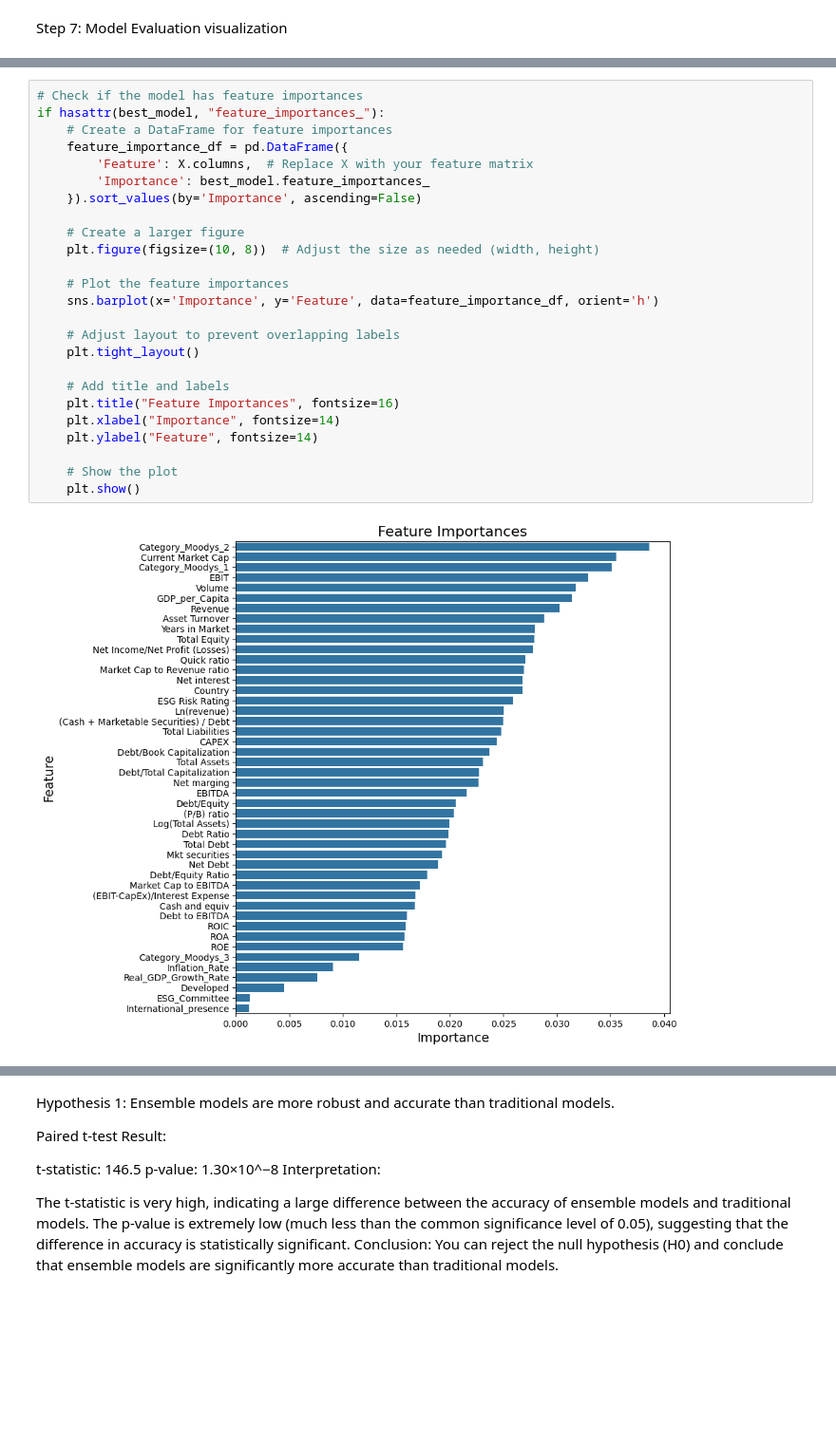
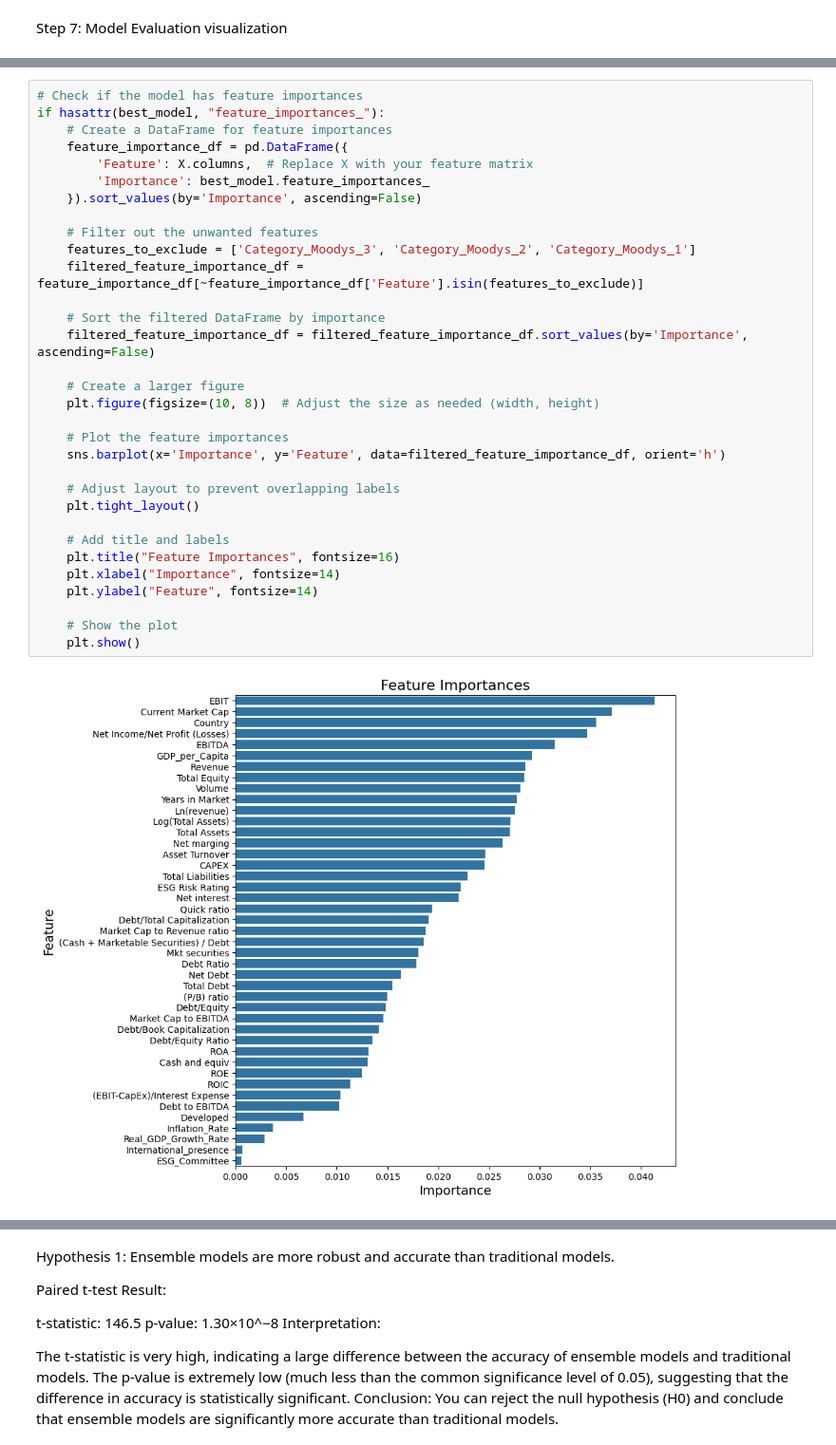
Before and after one commit to carolinavivast/Thesis, a Jupyter notebook: Tesis.ipynb, the cells around one changed output, grey strips where cells are left out. Shown at 95% size. Cells and saved outputs as stored; diff of their text form; blank space fills up the shorter version.

```diff
--- a/Tesis.ipynb
+++ b/Tesis.ipynb
@@ -576,30 +612,37 @@ plot_multiclass_roc_auc(y_val_binarized_best, y_pred_proba_best, "Best Model", r
 # %%
 # Check if the model has feature importances
 if hasattr(best_model, "feature_importances_"):
     # Create a DataFrame for feature importances
     feature_importance_df = pd.DataFrame({
         'Feature': X.columns,  # Replace X with your feature matrix
         'Importance': best_model.feature_importances_
     }).sort_values(by='Importance', ascending=False)
 
+    # Filter out the unwanted features
+    features_to_exclude = ['Category_Moodys_3', 'Category_Moodys_2', 'Category_Moodys_1']
+    filtered_feature_importance_df = feature_importance_df[~feature_importance_df['Feature'].isin(features_to_exclude)]
+
+    # Sort the filtered DataFrame by importance
+    filtered_feature_importance_df = filtered_feature_importance_df.sort_values(by='Importance', ascending=False)
+
     # Create a larger figure
     plt.figure(figsize=(10, 8))  # Adjust the size as needed (width, height)
 
     # Plot the feature importances
-    sns.barplot(x='Importance', y='Feature', data=feature_importance_df, orient='h')
+    sns.barplot(x='Importance', y='Feature', data=filtered_feature_importance_df, orient='h')
 
     # Adjust layout to prevent overlapping labels
     plt.tight_layout()
 
     # Add title and labels
     plt.title("Feature Importances", fontsize=16)
     plt.xlabel("Importance", fontsize=14)
     plt.ylabel("Feature", fontsize=14)
 
     # Show the plot
     plt.show()
 # %% [output]
-[figure, old version]
+[figure, new version]
 # %%
 # Example: Hypothesis 1 - Paired t-test for accuracy
 ensemble_accuracies = [result[3] for result in evaluation_results if "Random Forest" in result[0] or "Gradient Boosting" in result[0] or "XGBoost" in result[0] or "LightGBM" in result[0]]
```
Also changed, not shown: parts of 22 cells of this notebook.
